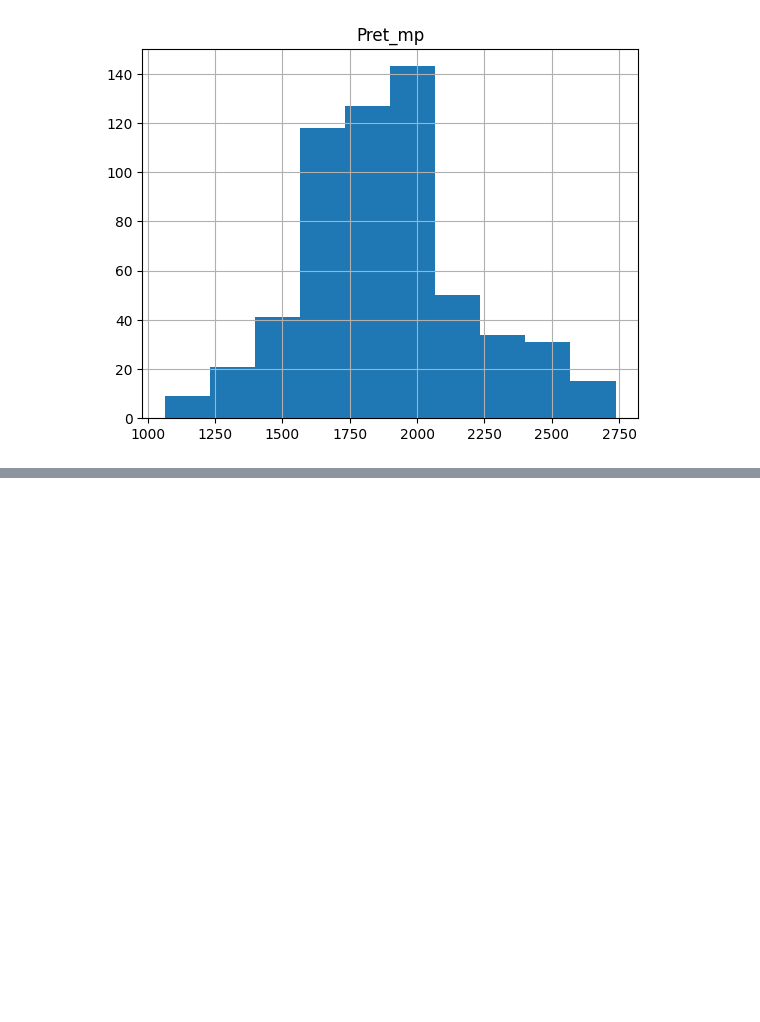
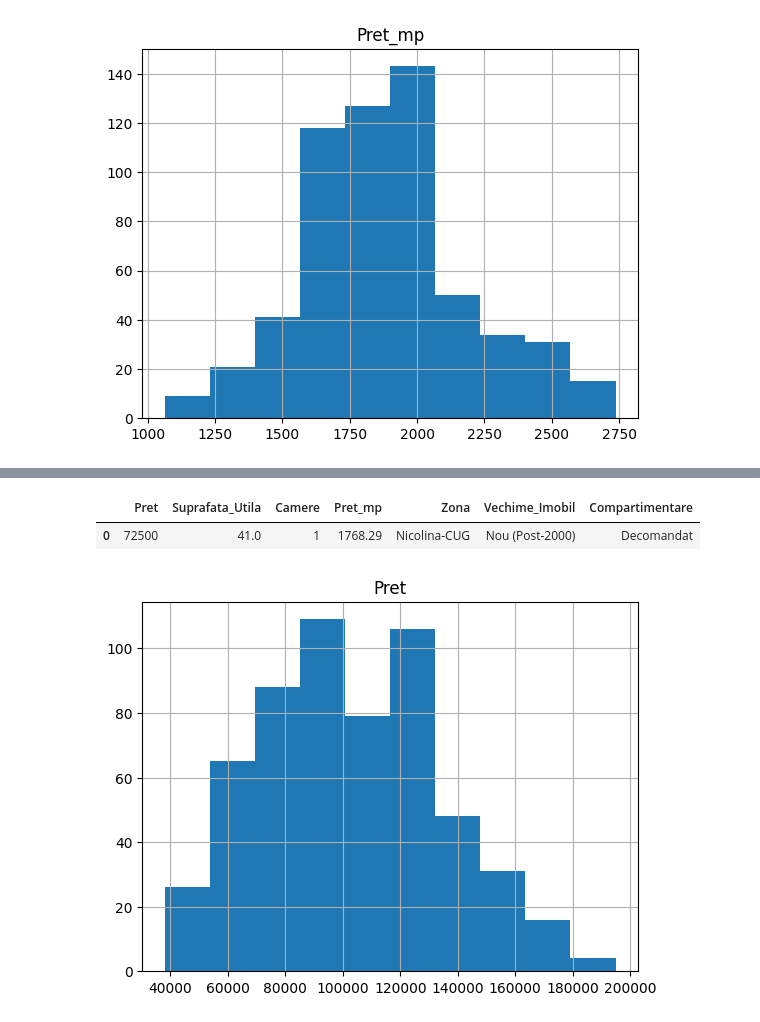
Before and after one commit to BejenaruIoanMatei/iasi-housing-market-analysis, a Jupyter notebook: notebooks/2_data_cleaning_etl.ipynb, the cells around one changed output, grey strips where cells are left out. Cells and saved outputs as stored; diff of their text form; code cells hidden in the pictures; blank space fills up the shorter version.

```diff
--- a/notebooks/2_data_cleaning_etl.ipynb
+++ b/notebooks/2_data_cleaning_etl.ipynb
@@ -983,0 +1004,2 @@ plt.show()
+# %%
+df = df[~(df['Suprafata_Utila'] < 20)]
@@ -983,0 +1026,2 @@ plt.show()
+# %%
+df = df[~((df['Suprafata_Utila'] > 70) & (df['Camere'] <= 2))]
@@ -983,0 +1044,10 @@ plt.show()
+# %%
+df.head(n = 1)
+# %% [output]
+|  | Pret | Suprafata_Utila | Camere | Pret_mp | Zona | Vechime_Imobil | Compartimentare |
+| 0 | 72500 | 41.0 | 1 | 1768.29 | Nicolina-CUG | Nou (Post-2000) | Decomandat |
+# %%
+df.hist(column='Pret')
+plt.show()
+# %% [output]
+[figure, added]
```
Also changed, not shown: parts of 39 cells of this notebook.
